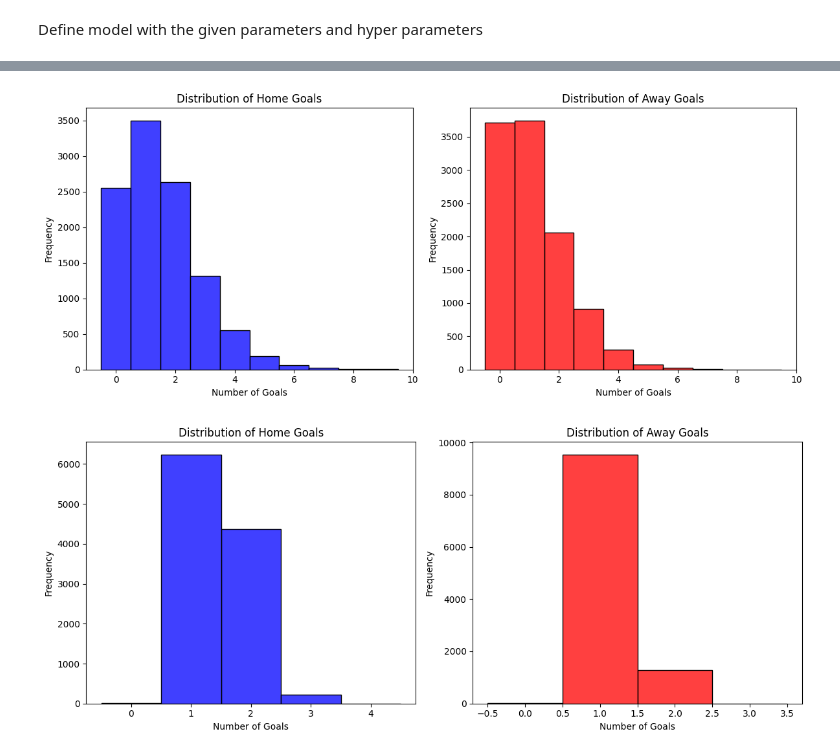
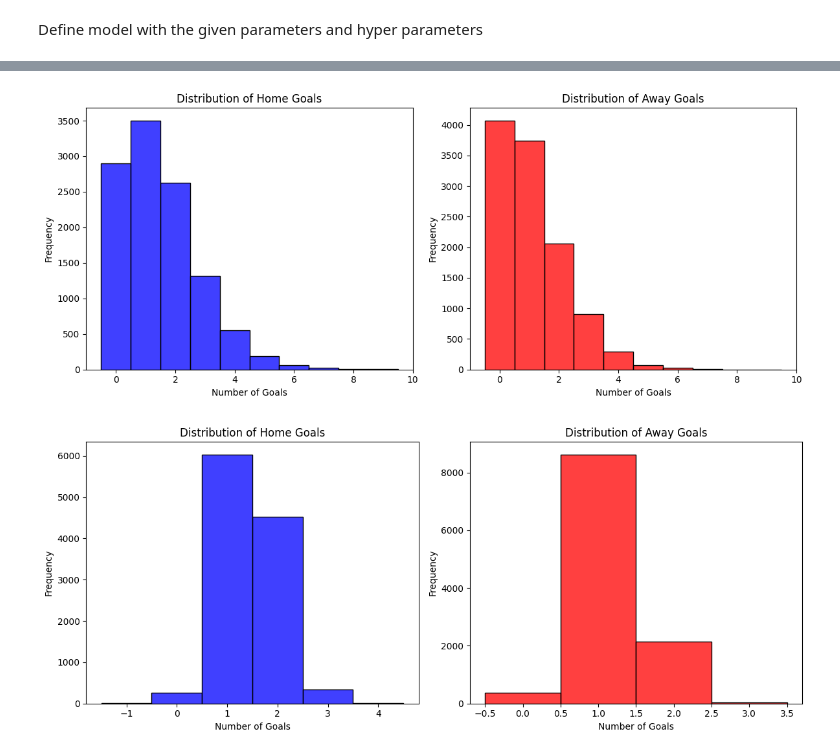
Before and after one commit to Mandchouno/PL-prediction, a Jupyter notebook: PL-Classifier/FFNN_results_pred.ipynb, the cells around one changed output, grey strips where cells are left out. Drawn from its saved outputs; the diff is of its cells as text; code cells hidden in the pictures.

Commit message:
Trained model on new data and early stopping

```diff
--- a/PL-Classifier/FFNN_results_pred.ipynb
+++ b/PL-Classifier/FFNN_results_pred.ipynb
@@ -41,7 +41,7 @@ def get_all_fixtures():
         #     rows.append(f"{row.fixture_id},{row.Season},{row.season_sk},{row.fixture_date},{row.HomeTeam},{row.AwayTeam},{row.FullTimeResults},{row.HomeGoals},{row.AwayGoals},{row.StandingDiff},{row.HomeWins},{row.AwayWins},{row.HomeDraws},{row.AwayDraws},{row.AvgHomeGoals},{row.AvgAwayGoals},{row.AvgHomeShots},{row.AvgAwayShots},{row.AvgHomeShotsOnTarget},{row.AvgAwayShotsOnTarget},{row.AvgHomeCorners},{row.AvgAwayCorners},{row.AvgHomeGoalsConceded},{row.AvgAwayGoalsConceded},{row.AvgHomeShotsConceded},{row.AvgAwayShotsConceded},{row.load_date}")
         # return rows
 
-        query = "SELECT * FROM pl.pl_fixtures"
+        query = "SELECT * FROM pl.match_results"
         df = pd.read_sql(query, conn)
     return df
 
@@ -378,12 +408,12 @@ home_pred_new, away_pred_new = model.predict(new_data_scaled)
 # home_pred_new, away_pred_new = model.predict(new_data_scaled)
 
 # Round to integers and add to DataFrame
-new_data['HomeGoals'] = np.round(home_pred_new).flatten().astype(int)
-new_data['AwayGoals'] = np.round(away_pred_new).flatten().astype(int)
+new_data['FTHG'] = np.round(home_pred_new).flatten().astype(int)
+new_data['FTAG'] = np.round(away_pred_new).flatten().astype(int)
 
 # Save to CSV
 new_data.to_csv('match_goals_predictions.csv', index=False)
 
 # Preview
-print(new_data[['HomeTeam', 'AwayTeam', 'HomeGoals', 'AwayGoals']].head())
+print(new_data[['HomeTeam', 'AwayTeam', 'FTHG', 'FTAG']].head())
 # %% [output]
@@ -399,39 +429,39 @@ plt.figure(figsize=(12, 5))
 
 # Plot Home Goals
 plt.subplot(1, 2, 1)
-sns.histplot(df_matches['HomeGoals'], bins=range(0, df_matches['HomeGoals'].max() + 2), discrete=True, color='blue')
+sns.histplot(df_matches['FTHG'], bins=8, discrete=True, color='blue')  # or any other integer for number of bins
 plt.title('Distribution of Home Goals')
 plt.xlabel('Number of Goals')
 plt.ylabel('Frequency')
 
 # Plot Away Goals
 plt.subplot(1, 2, 2)
-sns.histplot(df_matches['AwayGoals'], bins=range(0, df_matches['AwayGoals'].max() + 2), discrete=True, color='red')
+sns.histplot(df_matches['FTAG'], bins=8, discrete=True, color='red')
 plt.title('Distribution of Away Goals')
 plt.xlabel('Number of Goals')
 plt.ylabel('Frequency')
 
 plt.tight_layout()
 plt.show()
 
 plt.figure(figsize=(12, 5))
 
 # Plot Home Goals
 plt.subplot(1, 2, 1)
-sns.histplot(new_data['HomeGoals'], bins=range(0, new_data['HomeGoals'].max() + 2), discrete=True, color='blue')
+sns.histplot(new_data['FTHG'], bins=range(0, new_data['FTHG'].max() + 2), discrete=True, color='blue')
 plt.title('Distribution of Home Goals')
 plt.xlabel('Number of Goals')
 plt.ylabel('Frequency')
 
 # Plot Away Goals
 plt.subplot(1, 2, 2)
-sns.histplot(new_data['AwayGoals'], bins=range(0, new_data['AwayGoals'].max() + 2), discrete=True, color='red')
+sns.histplot(new_data['FTAG'], bins=range(0, new_data['FTAG'].max() + 2), discrete=True, color='red')
 plt.title('Distribution of Away Goals')
 plt.xlabel('Number of Goals')
 plt.ylabel('Frequency')
 
 plt.tight_layout()
 plt.show()
 # %% [output]
-[figure, old version]
+[figure, new version]
-[figure, old version]
+[figure, new version]
```
Also changed, not shown: parts of 11 cells of this notebook.
